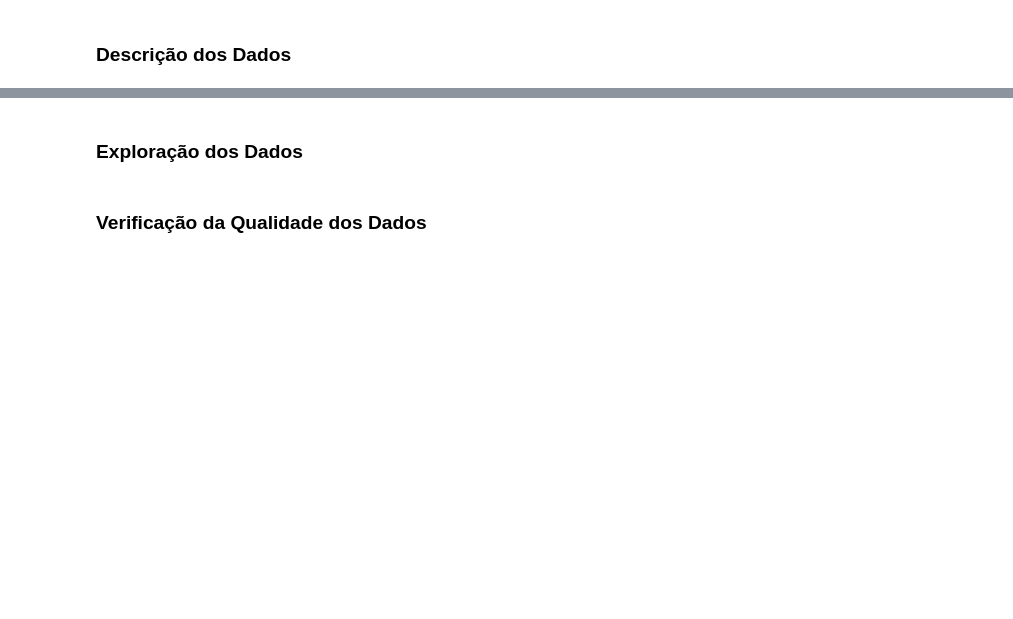
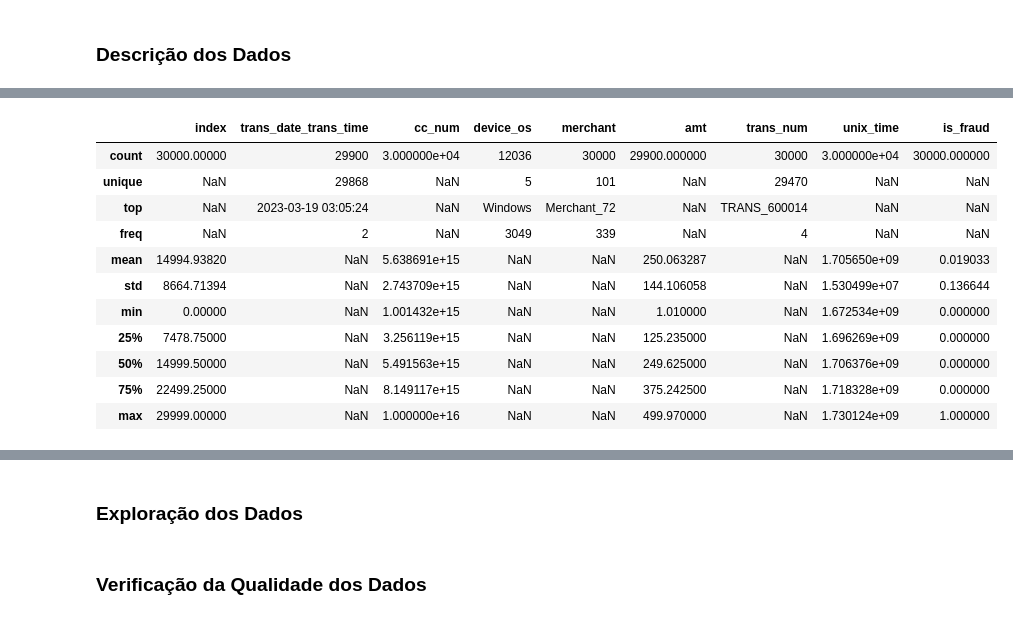
Before and after one commit to manelneto/fraud, a Jupyter notebook: task1.ipynb, the cells around one changed output, grey strips where cells are left out. Cells and saved outputs as stored; diff of their text form; code cells hidden in the pictures; blank space fills up the shorter version.

```diff
--- a/task1.ipynb
+++ b/task1.ipynb
@@ -167,0 +380,15 @@ memory usage: 2.1+ MB
+# %%
+transactions.describe(include = 'all')
+# %% [output]
+|  | index | trans_date_trans_time | cc_num | device_os | merchant | amt | trans_num | unix_time | is_fraud |
+| count | 30000.00000 | 29900 | 3.000000e+04 | 12036 | 30000 | 29900.000000 | 30000 | 3.000000e+04 | 30000.000000 |
+| unique | NaN | 29868 | NaN | 5 | 101 | NaN | 29470 | NaN | NaN |
+| top | NaN | 2023-03-19 03:05:24 | NaN | Windows | Merchant_72 | NaN | TRANS_600014 | NaN | NaN |
+| freq | NaN | 2 | NaN | 3049 | 339 | NaN | 4 | NaN | NaN |
+| mean | 14994.93820 | NaN | 5.638691e+15 | NaN | NaN | 250.063287 | NaN | 1.705650e+09 | 0.019033 |
+| std | 8664.71394 | NaN | 2.743709e+15 | NaN | NaN | 144.106058 | NaN | 1.530499e+07 | 0.136644 |
+| min | 0.00000 | NaN | 1.001432e+15 | NaN | NaN | 1.010000 | NaN | 1.672534e+09 | 0.000000 |
+| 25% | 7478.75000 | NaN | 3.256119e+15 | NaN | NaN | 125.235000 | NaN | 1.696269e+09 | 0.000000 |
+| 50% | 14999.50000 | NaN | 5.491563e+15 | NaN | NaN | 249.625000 | NaN | 1.706376e+09 | 0.000000 |
+| 75% | 22499.25000 | NaN | 8.149117e+15 | NaN | NaN | 375.242500 | NaN | 1.718328e+09 | 0.000000 |
+| max | 29999.00000 | NaN | 1.000000e+16 | NaN | NaN | 499.970000 | NaN | 1.730124e+09 | 1.000000 |
```
Also changed, not shown: parts of 44 cells of this notebook.
